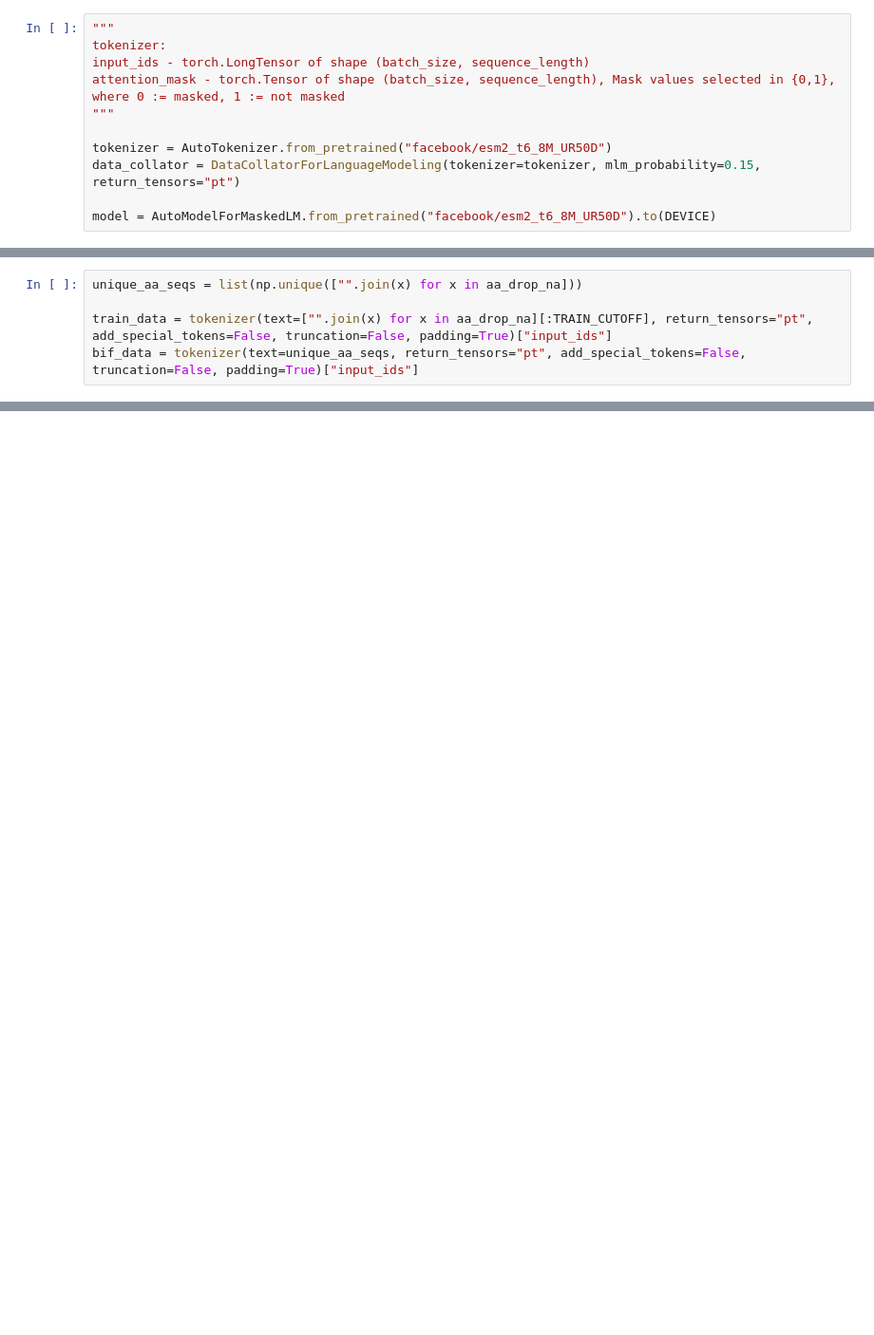
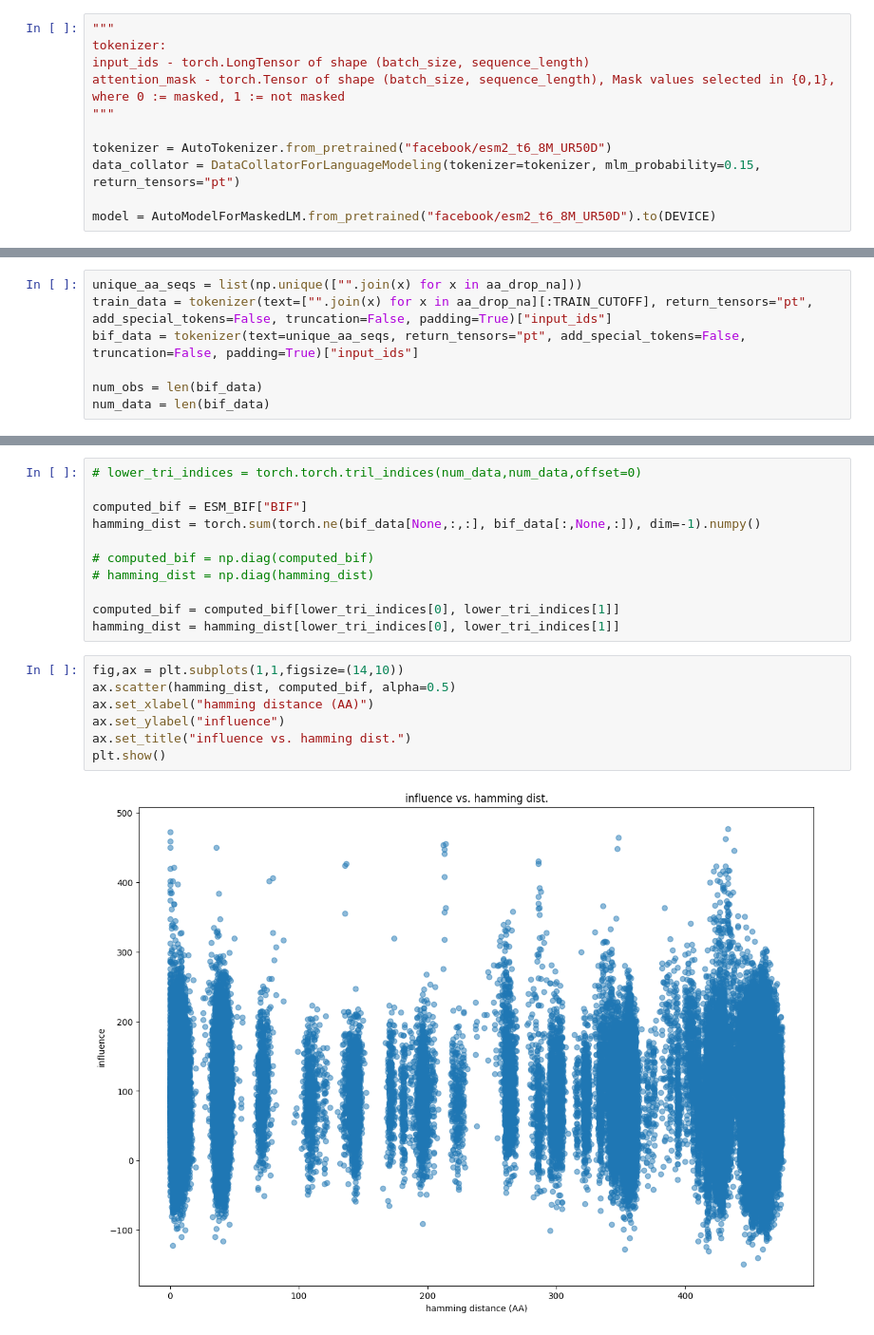
Before and after one commit to blab/sequence-vaes, a Jupyter notebook: ideas_exploration/ex2_hamming_vs_influence.ipynb, the cells around one changed output, grey strips where cells are left out. Shown at 95% size. Cells and saved outputs as stored; diff of their text form; blank space fills up the shorter version.

Commit message:
hamming vs. influence

```diff
--- a/ideas_exploration/ex2_hamming_vs_influence.ipynb
+++ b/ideas_exploration/ex2_hamming_vs_influence.ipynb
@@ -68,8 +68,10 @@ done getting clade labels!
 # %%
 unique_aa_seqs = list(np.unique(["".join(x) for x in aa_drop_na]))
-
 train_data = tokenizer(text=["".join(x) for x in aa_drop_na][:TRAIN_CUTOFF], return_tensors="pt", add_special_tokens=False, truncation=False, padding=True)["input_ids"]
 bif_data = tokenizer(text=unique_aa_seqs, return_tensors="pt", add_special_tokens=False, truncation=False, padding=True)["input_ids"]
+
+num_obs = len(bif_data)
+num_data = len(bif_data)
 # %%
 def collate_fn(batch, data_collator=data_collator, device=DEVICE):
     batch = torch.stack(batch, dim=0)
@@ -96,0 +151,20 @@ print(next(iter(sgld_dataloader)))
+# %%
+# lower_tri_indices = torch.torch.tril_indices(num_data,num_data,offset=0)
+
+computed_bif = ESM_BIF["BIF"]
+hamming_dist = torch.sum(torch.ne(bif_data[None,:,:], bif_data[:,None,:]), dim=-1).numpy()
+
+# computed_bif = np.diag(computed_bif)
+# hamming_dist = np.diag(hamming_dist)
+
+computed_bif = computed_bif[lower_tri_indices[0], lower_tri_indices[1]]
+hamming_dist = hamming_dist[lower_tri_indices[0], lower_tri_indices[1]]
+# %%
+fig,ax = plt.subplots(1,1,figsize=(14,10))
+ax.scatter(hamming_dist, computed_bif, alpha=0.5)
+ax.set_xlabel("hamming distance (AA)")
+ax.set_ylabel("influence")
+ax.set_title("influence vs. hamming dist.")
+plt.show()
+# %% [output]
+[figure, added]
```
Also changed, not shown: parts of 9 cells of this notebook, 1 other file.
